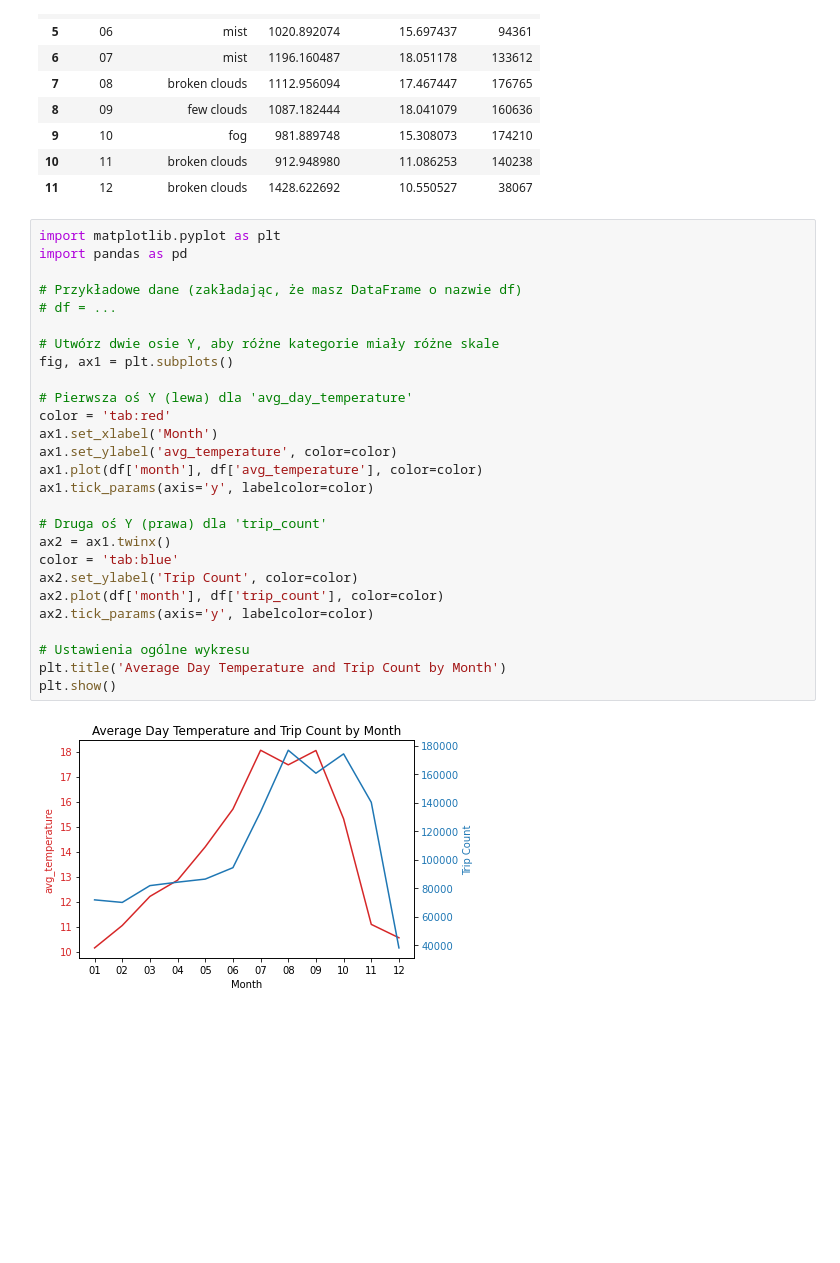
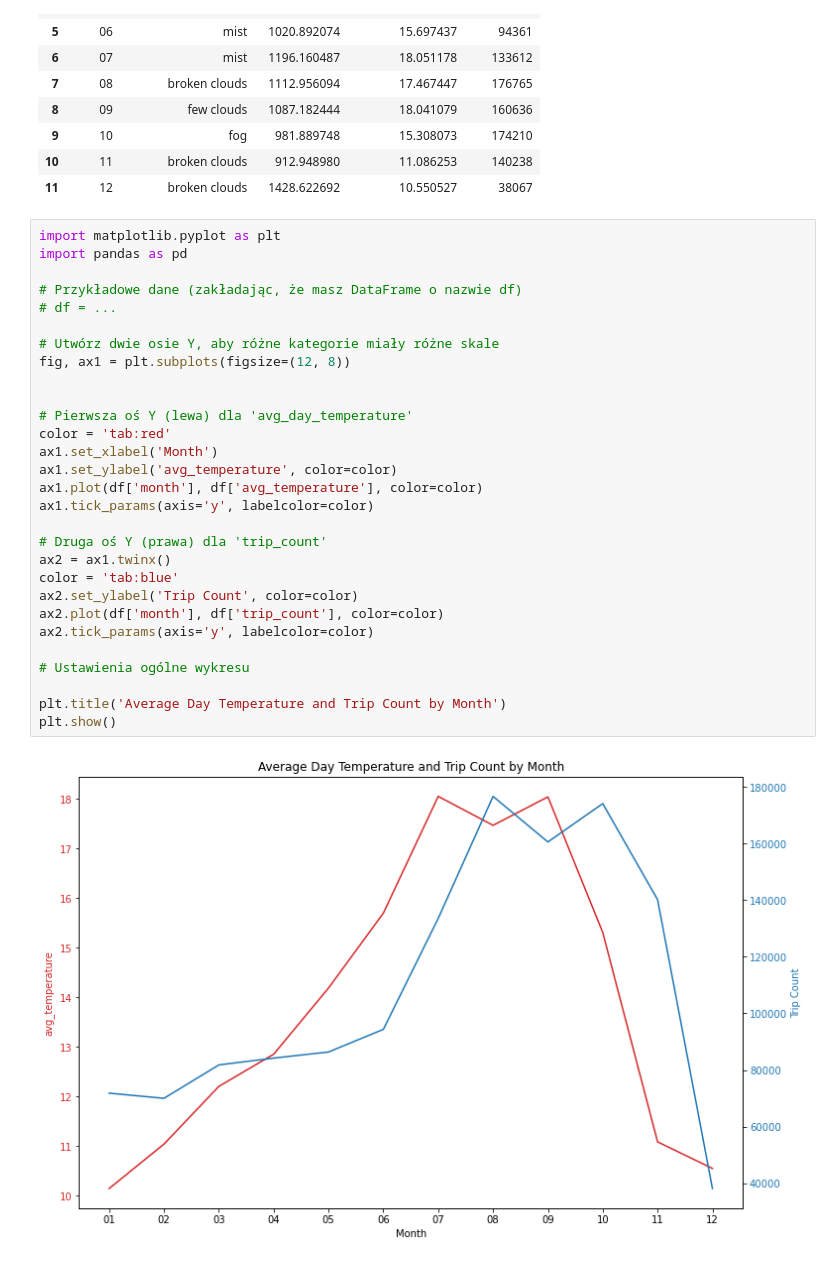
Before and after one commit to pjowsianka/San-Franciso-BikeTrips, a Jupyter notebook: biketrips.ipynb, the cells around one changed output. Drawn from its saved outputs; the diff is of its cells as text; blank space fills up the shorter version.

```diff
--- a/biketrips.ipynb
+++ b/biketrips.ipynb
@@ -854,29 +634,31 @@ df
 # %%
 import matplotlib.pyplot as plt
 import pandas as pd
 
 # Przykładowe dane (zakładając, że masz DataFrame o nazwie df)
 # df = ...
 
 # Utwórz dwie osie Y, aby różne kategorie miały różne skale
-fig, ax1 = plt.subplots()
+fig, ax1 = plt.subplots(figsize=(12, 8))
+
 
 # Pierwsza oś Y (lewa) dla 'avg_day_temperature'
 color = 'tab:red'
 ax1.set_xlabel('Month')
 ax1.set_ylabel('avg_temperature', color=color)
 ax1.plot(df['month'], df['avg_temperature'], color=color)
 ax1.tick_params(axis='y', labelcolor=color)
 
 # Druga oś Y (prawa) dla 'trip_count'
 ax2 = ax1.twinx()
 color = 'tab:blue'
 ax2.set_ylabel('Trip Count', color=color)
 ax2.plot(df['month'], df['trip_count'], color=color)
 ax2.tick_params(axis='y', labelcolor=color)
 
 # Ustawienia ogólne wykresu
+
 plt.title('Average Day Temperature and Trip Count by Month')
 plt.show()
 # %% [output]
-[figure, old version]
+[figure, new version]
```
Also changed, not shown: parts of 28 cells of this notebook.
